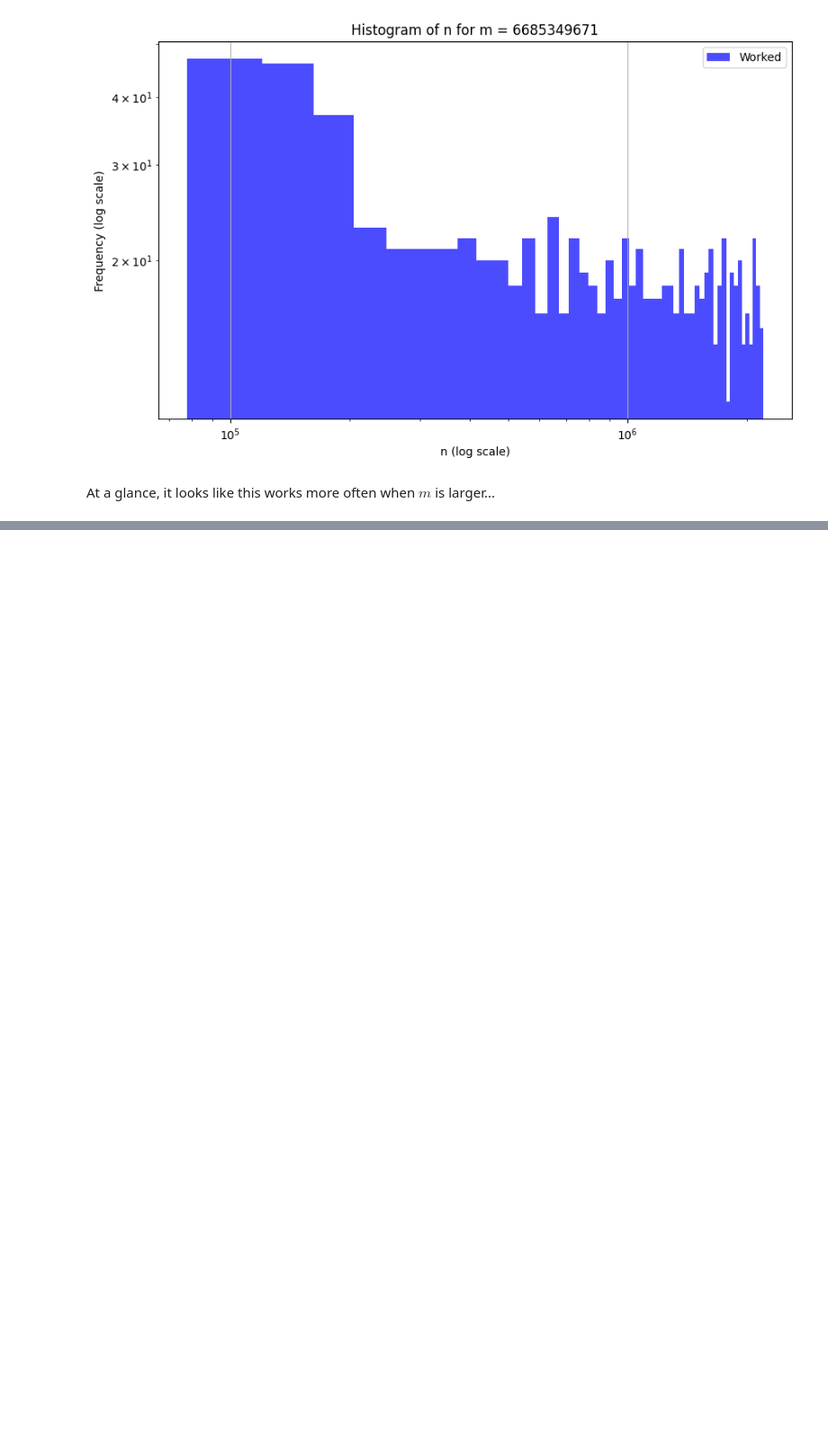
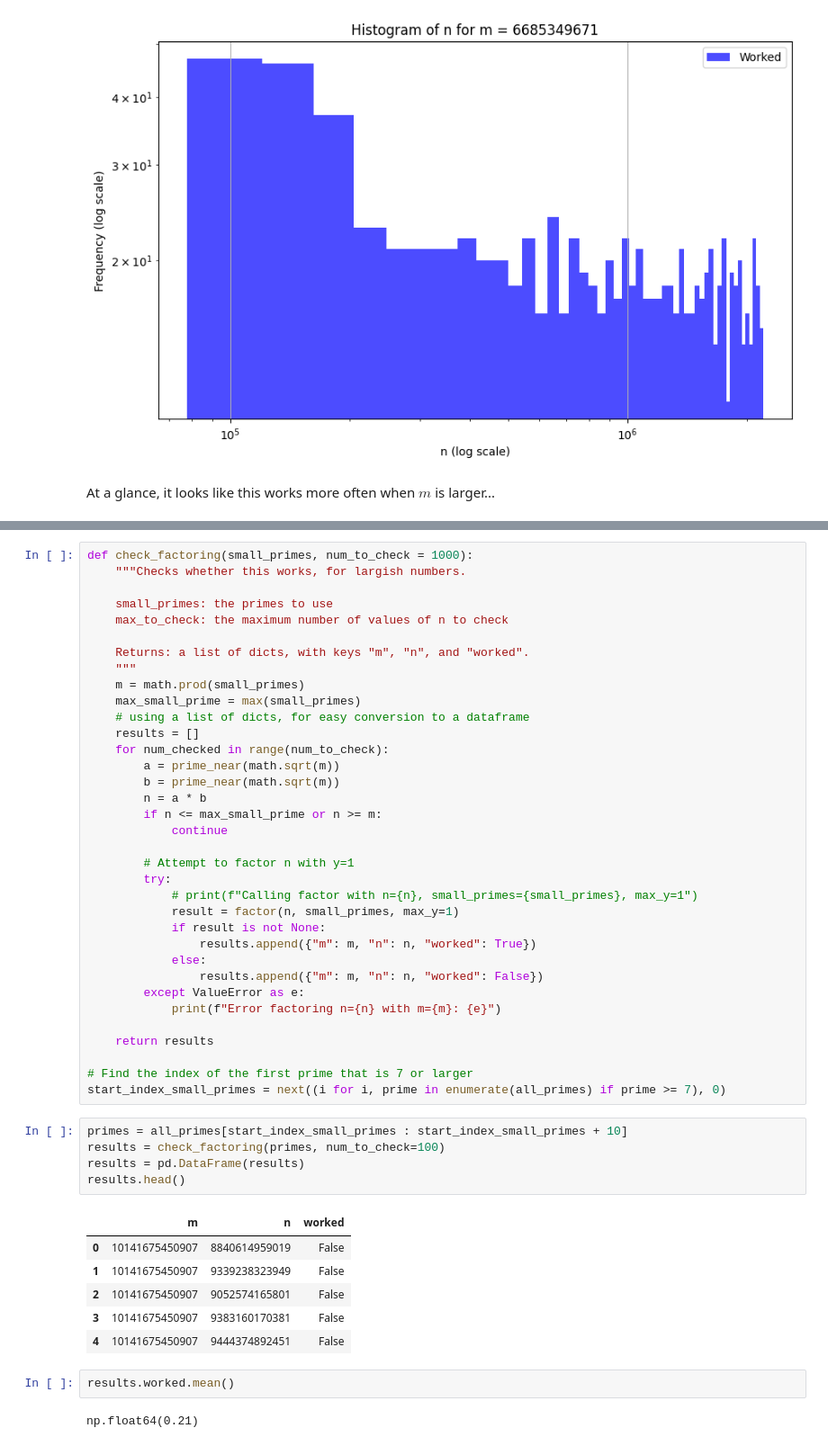
Before and after one commit to joshtburdick/misc, a Jupyter notebook: plog/Factoring3.ipynb, the cells around one changed output, grey strips where cells are left out. Shown: that part at 90% size. Drawn from its saved outputs; the diff is of its cells as text; blank space fills up the shorter version.

Commit message:
Add more tests (with larger numbers, and larger sets of primes).

```diff
--- a/plog/Factoring3.ipynb
+++ b/plog/Factoring3.ipynb
@@ -444,0 +465,51 @@ At a glance, it looks like this works more often when $m$ is larger...
+# %%
+def check_factoring(small_primes, num_to_check = 1000):
+    """Checks whether this works, for largish numbers.
+
+    small_primes: the primes to use
+    max_to_check: the maximum number of values of n to check
+
+    Returns: a list of dicts, with keys "m", "n", and "worked".
+    """
+    m = math.prod(small_primes)
+    max_small_prime = max(small_primes)
+    # using a list of dicts, for easy conversion to a dataframe
+    results = []
+    for num_checked in range(num_to_check):
+        a = prime_near(math.sqrt(m))
+        b = prime_near(math.sqrt(m))
+        n = a * b
+        if n <= max_small_prime or n >= m:
+            continue
+
+        # Attempt to factor n with y=1
+        try:
+            # print(f"Calling factor with n={n}, small_primes={small_primes}, max_y=1")
+            result = factor(n, small_primes, max_y=1)
+            if result is not None:
+                results.append({"m": m, "n": n, "worked": True})
+            else:
+                results.append({"m": m, "n": n, "worked": False})
+        except ValueError as e:
+            print(f"Error factoring n={n} with m={m}: {e}")
+
+    return results
+
+# Find the index of the first prime that is 7 or larger
+start_index_small_primes = next((i for i, prime in enumerate(all_primes) if prime >= 7), 0)
+# %%
+primes = all_primes[start_index_small_primes : start_index_small_primes + 10]
+results = check_factoring(primes, num_to_check=100)
+results = pd.DataFrame(results)
+results.head()
+# %% [output]
+|  | m | n | worked |
+| 0 | 10141675450907 | 8840614959019 | False |
+| 1 | 10141675450907 | 9339238323949 | False |
+| 2 | 10141675450907 | 9052574165801 | False |
+| 3 | 10141675450907 | 9383160170381 | False |
+| 4 | 10141675450907 | 9444374892451 | False |
+# %%
+results.worked.mean()
+# %% [output]
+np.float64(0.21)
```
Also changed, not shown: parts of 8 cells of this notebook.
